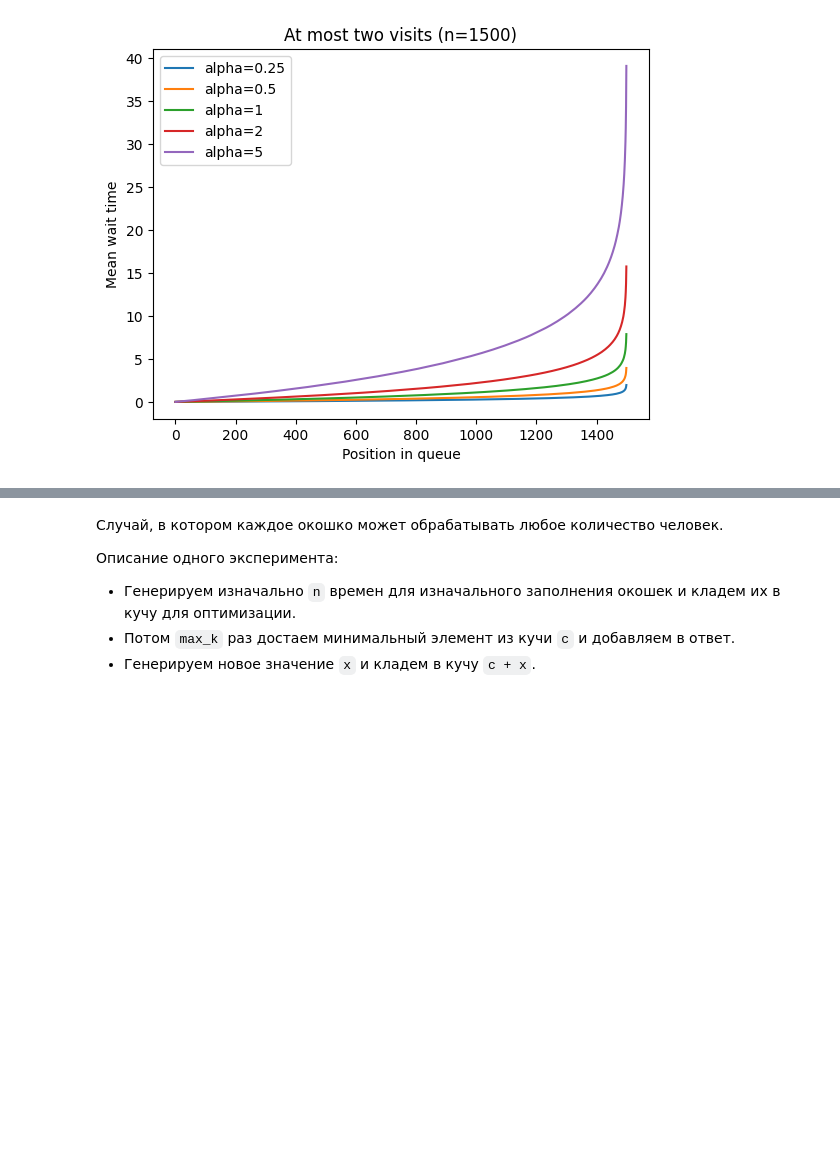
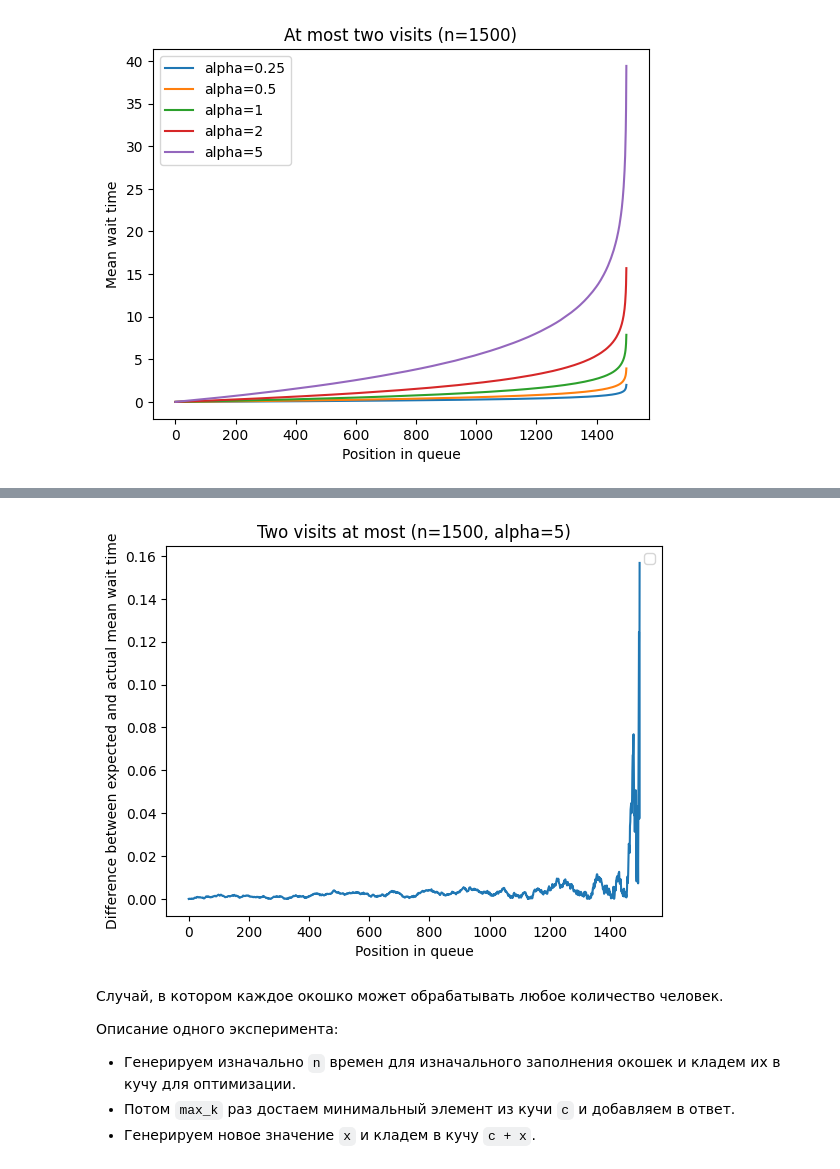
Before and after one commit to kkarnauk/math-stats-hse-2021, a Jupyter notebook: hw03.ipynb, the cells around one changed output, grey strips where cells are left out. Saved outputs shown, nothing was run; the diff lists cells and outputs as text; code cells hidden in the pictures; blank space fills up the shorter version.

```diff
--- a/hw03.ipynb
+++ b/hw03.ipynb
@@ -26,9 +27,10 @@ def plot_graph(xlabel: str, ylabel: str, title: str):
     plt.show()
     current_legends.clear()
 
-def add_to_plot(x: np.array, y: np.array, legend: str):
+def add_to_plot(x: np.array, y: np.array, legend: Union[str, None]):
     plt.plot(x, y)
-    current_legends.append(legend)
+    if legend is not None:
+        current_legends.append(legend)
 # %% [markdown]
 Случай, в котором каждое окошко банка обрабатывает не больше двух человек.
 
@@ -61,3 +69,21 @@ plot_experiments_2_at_most(all_ns, all_alphas, total_count)
+# %%
+def plot_experiments_2_at_most_and_expected(n: int, alpha: float, count: int):
+    x = np.arange(n)
+    y1 = make_experiments_2_at_most(n, alpha, count)
+    y2 = np.zeros(n)
+    y2[0] = alpha / n
+    for i in range(1, n):
+        y2[i] = y2[i - 1] + alpha / (n - i)
+    add_to_plot(x, np.abs(y1 - y2), None)
+    plot_graph(
+        "Position in queue",
+        "Difference between expected and actual mean wait time",
+        "Two visits at most (n={}, alpha={})".format(n, alpha)
+    )
+
+plot_experiments_2_at_most_and_expected(all_ns[-1], all_alphas[-1], total_count)
+# %% [output]
+[figure, added]
 # %% [markdown]
 Случай, в котором каждое окошко может обрабатывать любое количество человек.
 
```
Also changed, not shown: parts of 4 cells of this notebook.
